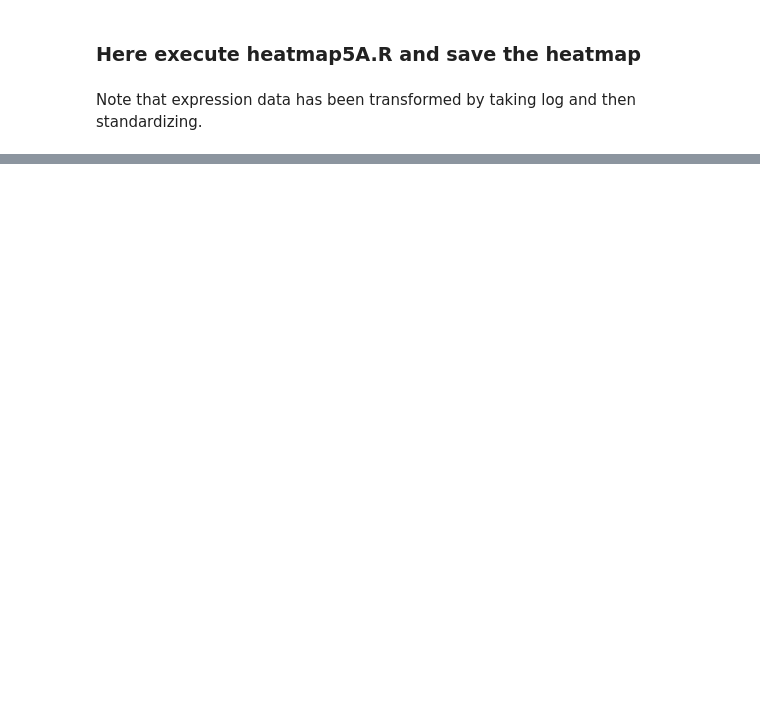
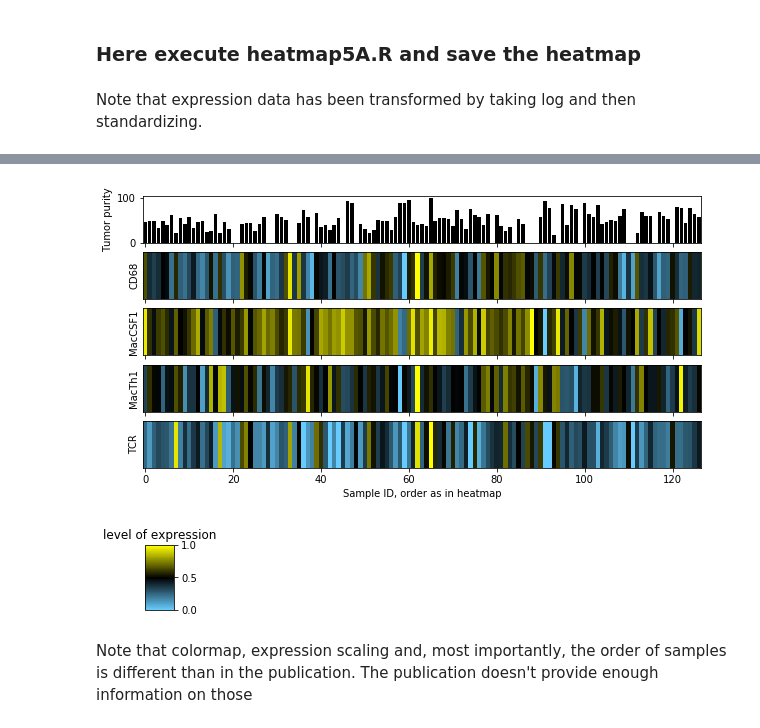
Before and after one commit to arturs68/genomics_project, a Jupyter notebook: 5A.ipynb, the cells around one changed output, grey strips where cells are left out. Saved outputs shown, nothing was run; the diff lists cells and outputs as text; code cells hidden in the pictures; blank space fills up the shorter version.

Commit message:
add colorbar

```diff
--- a/5A.ipynb
+++ b/5A.ipynb
@@ -81,6 +103,6 @@ gene_id_in_rna_seq = rna_seq_df["Entrez_Gene_Id"]
 Hugo_Symbol_in_rna_seq = rna_seq_df["Hugo_Symbol"]
 rna_seq_df = rna_seq_df.set_index(rna_seq_df["Entrez_Gene_Id"])
 rna_seq_df = rna_seq_df.drop(columns=["Entrez_Gene_Id", "Hugo_Symbol"])
-rna_seq_df = rna_seq_df.merge(ilc_genes_df, right_index=True, left_index=True)
-ilc_expression = rna_seq_df[ilc_classification_df["Sample ID"]]
+rna_seq_df_merged = rna_seq_df.merge(ilc_genes_df, right_index=True, left_index=True)
+ilc_expression = rna_seq_df_merged[ilc_classification_df["Sample ID"]]
 ilc_expression.shape
@@ -120,3 +171,52 @@ r_from_pd_expression.to_csvfile("data/ilc_expression_df.csv")
 Note that expression data has been transformed by taking log and then standardizing.
 # %% [markdown]
 <img src="img/heatmap5A.png" alt="5A" width="500"/>
+# %%
+# CD68, MacCSF1, MacTh1, TCR
+expression_levels = np.log(rna_seq_df[ilc_classification_df["Sample ID"]].loc[[968, 1435, 2495, 171558]] + 1)
+expression_levels = expression_levels.fillna(0)
+expression_levels = expression_levels.sub(expression_levels.mean(axis=1), axis=0)
+expression_levels = expression_levels.div(expression_levels.std(axis=1), axis=0)
+# %%
+import matplotlib.pyplot as plt
+import pylab as pl
+from matplotlib.colors import LinearSegmentedColormap
+
+plt.rcParams["figure.figsize"] = 10,5
+colors = [(0.4, 0.8, 1), (0, 0, 0), (1, 1, 0)]
+cm = LinearSegmentedColormap.from_list(
+    "mycm", colors, N=100)
+
+x = range(len(ilc_classification_df["TumorPurity"]))
+fig, (ax1,ax2,ax3,ax4,ax5) = plt.subplots(nrows=5, sharex=True)
+
+ax1.bar(x, ilc_classification_df["TumorPurity"] * 100, color=(0,0,0))
+ax1.set_ylabel("Tumor purity")
+ax2.imshow(expression_levels.iloc[0].values.reshape((1, -1)), cmap=cm, aspect="auto")
+ax2.set_yticks([])
+ax2.set_ylabel("CD68")
+ax3.imshow(expression_levels.iloc[1].values.reshape((1, -1)), cmap=cm, aspect="auto")
+ax3.set_yticks([])
+ax3.set_ylabel("MacCSF1")
+ax4.imshow(expression_levels.iloc[2].values.reshape((1, -1)), cmap=cm, aspect="auto")
+ax4.set_yticks([])
+ax4.set_ylabel("MacTh1")
+ax5.imshow(expression_levels.iloc[3].values.reshape((1, -1)), cmap=cm, aspect="auto")
+ax5.set_yticks([])
+ax5.set_ylabel("TCR")
+plt.xlabel("Sample ID, order as in heatmap")
+plt.savefig("img/tumor_purity_expression.png");
+
+a = np.array([[0,1]])
+pl.figure(figsize=(0.5, 1.5))
+pl.imshow(a, cmap=cm)
+pl.gca().set_visible(False)
+cax = pl.axes([0.1, 0.2, 0.8, 0.6])
+pl.colorbar(cax=cax)
+pl.title("level of expression");
+# %% [output]
+[figure, added]
+[figure, added]
+# %% [markdown]
+Note that colormap, expression scaling and, most importantly, the order of samples is different than in the publication.
+The publication doesn't provide enough information on those
```
Also changed, not shown: parts of 9 cells of this notebook.
